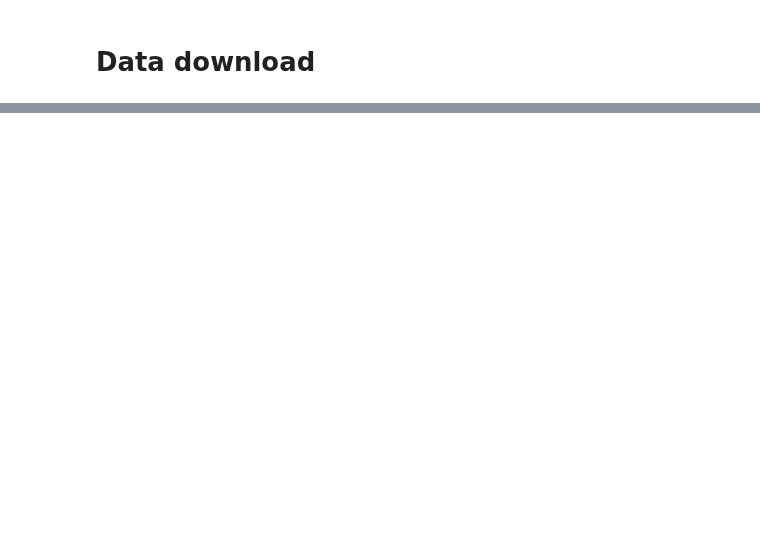
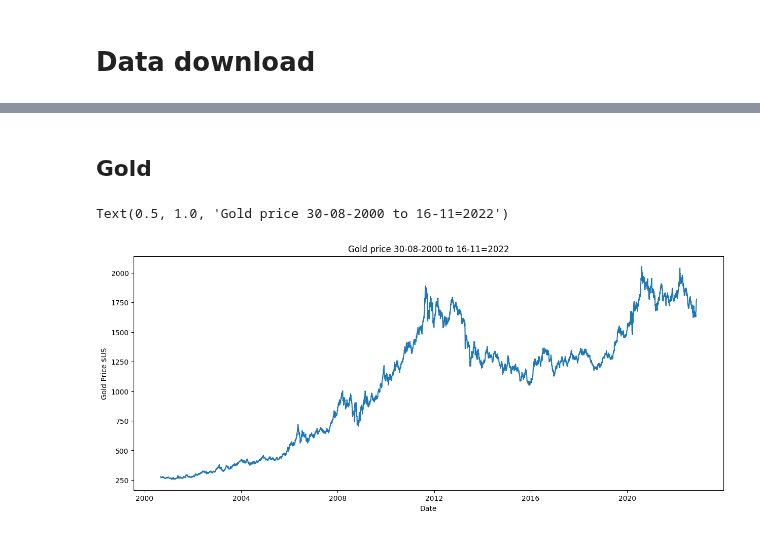
Before and after one commit to maxbranting/gold-forecast, a Jupyter notebook: data.ipynb, the cells around one changed output, grey strips where cells are left out. Drawn from its saved outputs; the diff is of its cells as text; code cells hidden in the pictures; blank space fills up the shorter version.

```diff
--- a/data.ipynb
+++ b/data.ipynb
@@ -55,0 +41,4 @@ df = yf.download(tickers = tickers, start = start, end = end, interval = interva
+# %%
+df = df.dropna()
+display(df.head())
+df.tail()
@@ -55,0 +66,11 @@ df = yf.download(tickers = tickers, start = start, end = end, interval = interva
+# %% [markdown]
+## Gold
+# %%
+fig, ax = plt.subplots(figsize=(15,6))
+sns.lineplot(x=df.index, y='GC=F', data=df)
+ax.set_ylabel('Gold Price $US')
+ax.set_xlabel('Date')
+ax.set_title('Gold price 30-08-2000 to 16-11=2022')
+# %% [output]
+Text(0.5, 1.0, 'Gold price 30-08-2000 to 16-11=2022')
+[figure, added]
```
Also changed, not shown: parts of 24 cells of this notebook, 1 other file.
